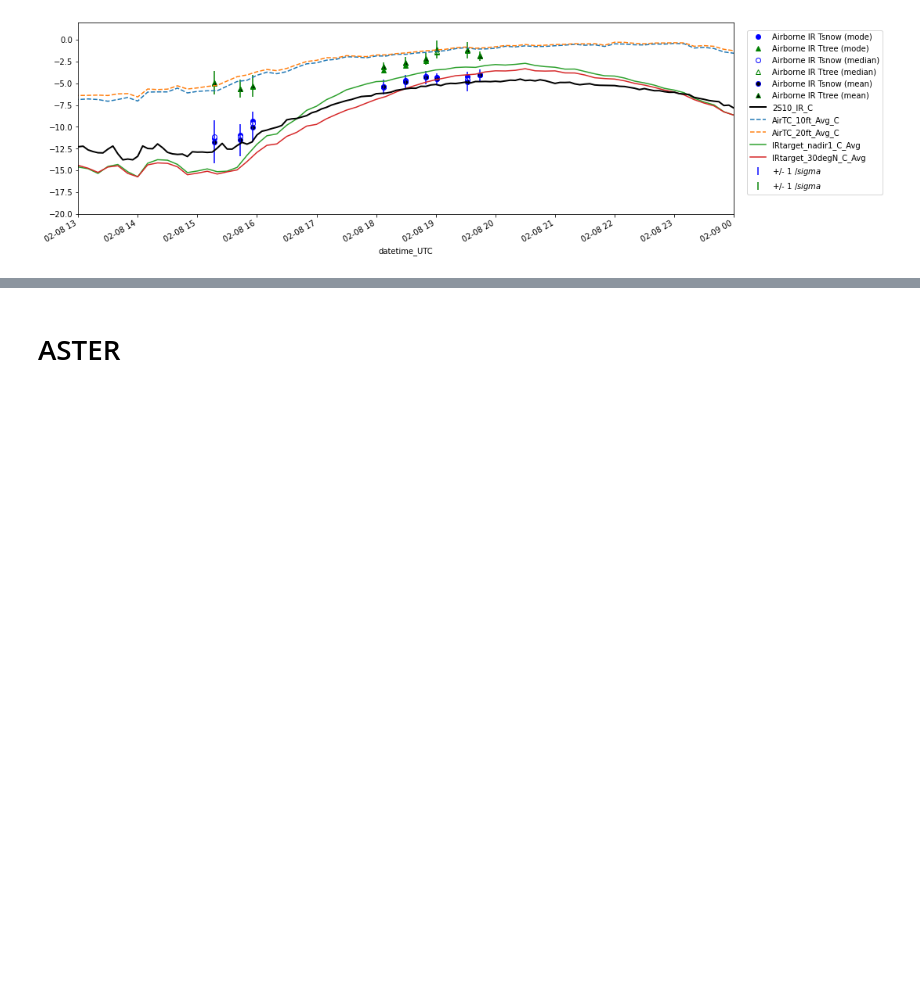
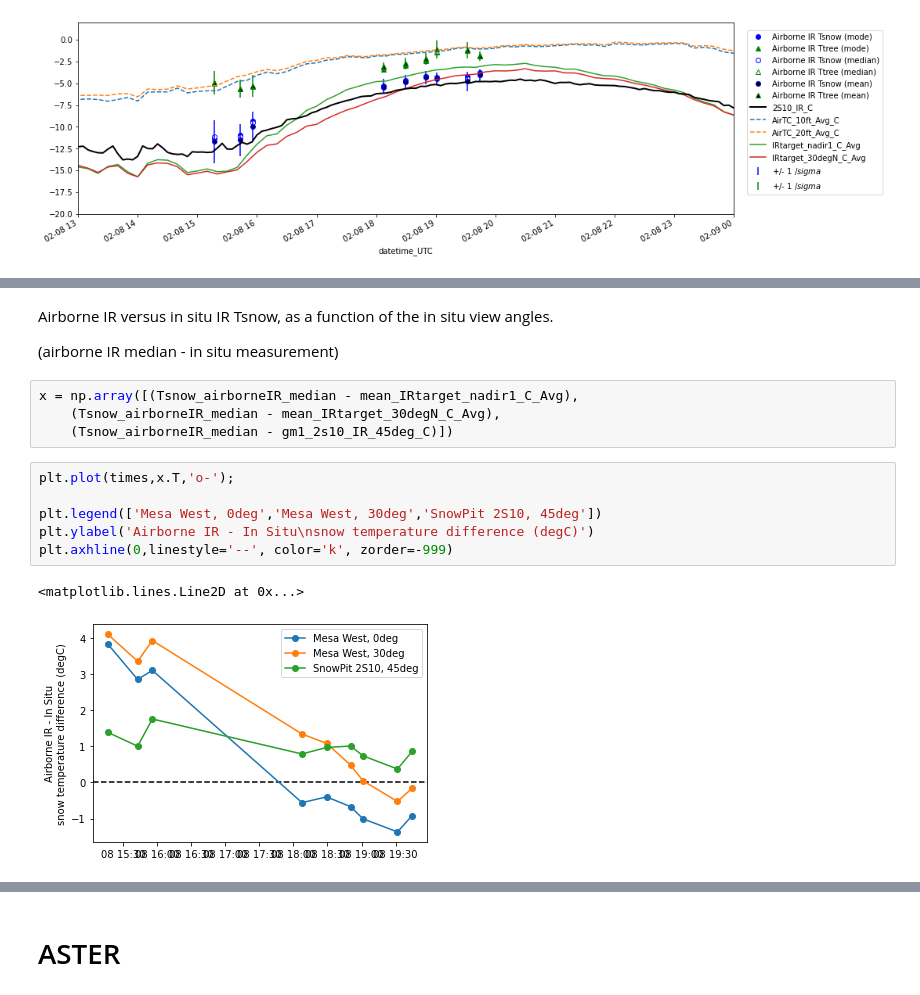
Before and after one commit to spestana/snowex2020, a Jupyter notebook: airborne_ir_feb8.ipynb, the cells around one changed output, grey strips where cells are left out. Drawn from its saved outputs; the diff is of its cells as text; blank space fills up the shorter version.

```diff
--- a/airborne_ir_feb8.ipynb
+++ b/airborne_ir_feb8.ipynb
@@ -373,0 +491,17 @@ plt.legend(loc=(1.02,0.1))
+# %% [markdown]
+Airborne IR versus in situ IR Tsnow, as a function of the in situ view angles.
+
+(airborne IR median - in situ measurement)
+# %%
+x = np.array([(Tsnow_airborneIR_median - mean_IRtarget_nadir1_C_Avg),
+    (Tsnow_airborneIR_median - mean_IRtarget_30degN_C_Avg),
+    (Tsnow_airborneIR_median - gm1_2s10_IR_45deg_C)])
+# %%
+plt.plot(times,x.T,'o-');
+
+plt.legend(['Mesa West, 0deg','Mesa West, 30deg','SnowPit 2S10, 45deg'])
+plt.ylabel('Airborne IR - In Situ\nsnow temperature difference (degC)')
+plt.axhline(0,linestyle='--', color='k', zorder=-999)
+# %% [output]
+<matplotlib.lines.Line2D at 0x...>
+[figure, added]
```
Also changed, not shown: parts of 21 cells of this notebook.
